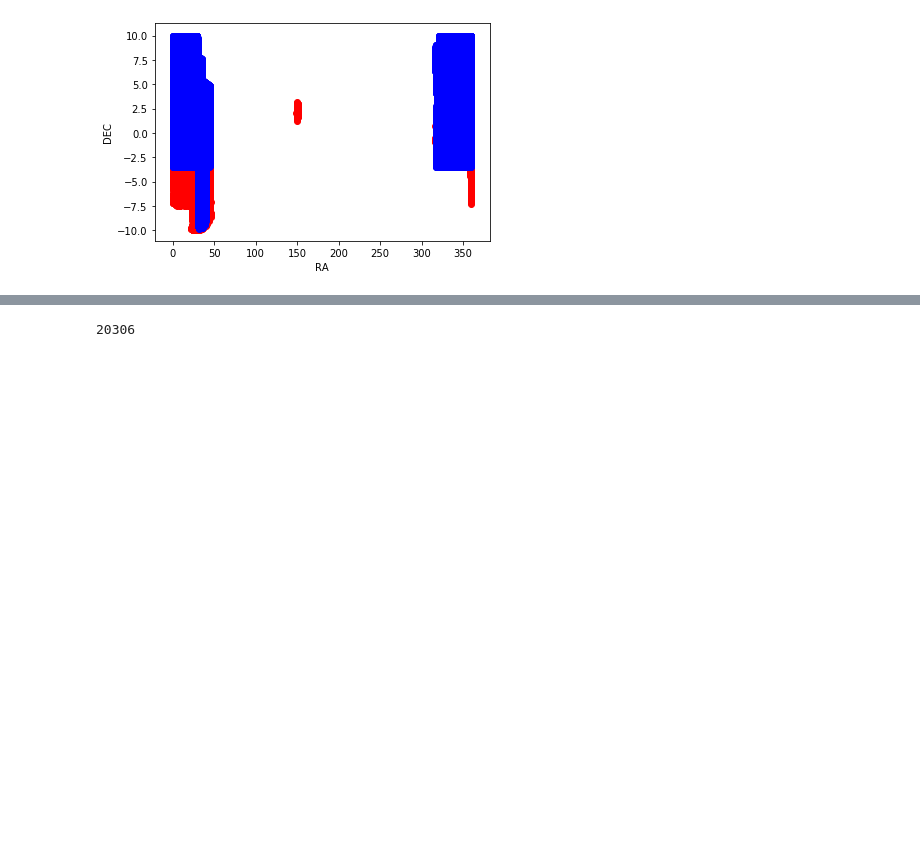
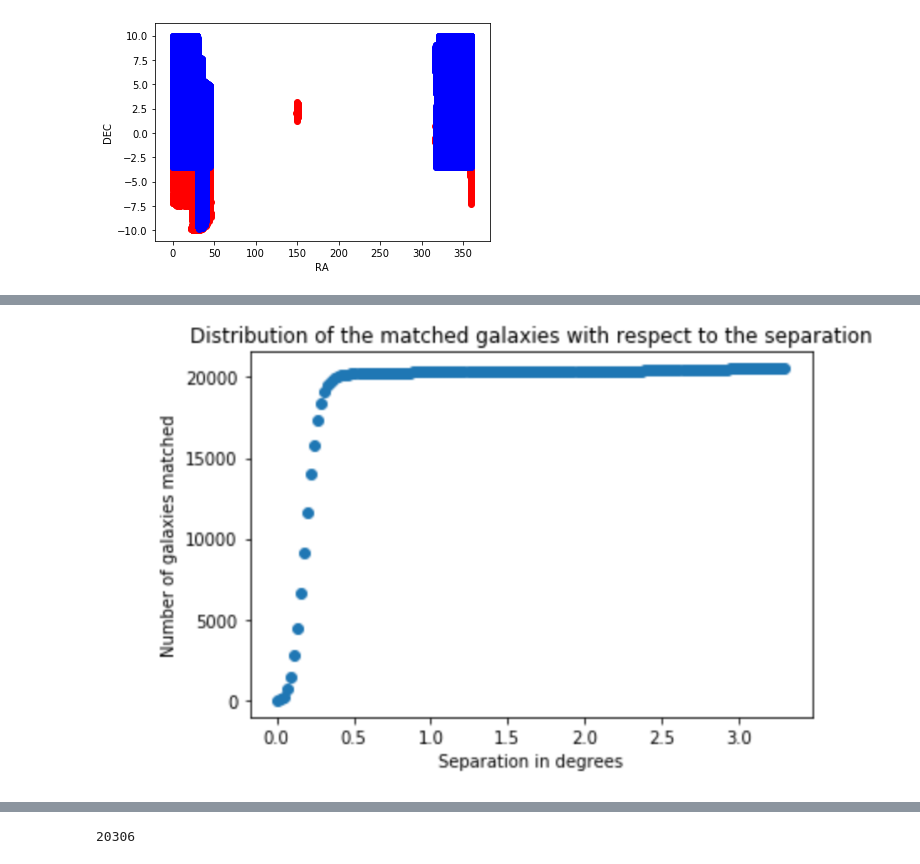
Before and after one commit to JimenaGonzalez/Simulations-Double-Source-Gravitational-Lensing, a Jupyter notebook: Matching RedMagic and SDSS.ipynb, the cells around one changed output, grey strips where cells are left out. Saved outputs shown, nothing was run; the diff lists cells and outputs as text; code cells hidden in the pictures; blank space fills up the shorter version.

```diff
--- a/Matching RedMagic and SDSS.ipynb
+++ b/Matching RedMagic and SDSS.ipynb
@@ -124,3 +122,7 @@ plt.show()
+# %%
+Image(filename='Data/Distribution matched galaxies.png')
+# %% [output]
+[figure, added]
 # %%
 plt.scatter(sep, distribution)
 plt.xlabel('Separation in degrees')
```
Also changed, not shown: parts of 7 cells of this notebook.
